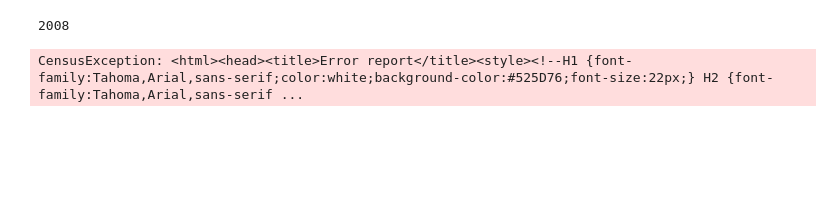
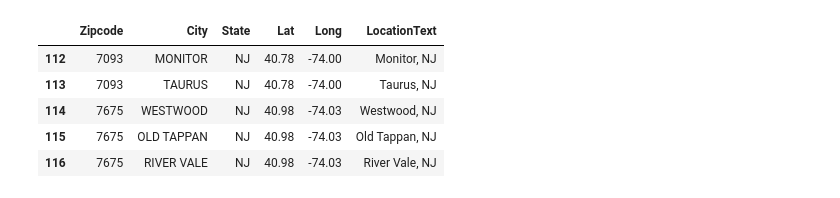
Before and after one commit to paulinatharail/Project_1_Fastest_Growing_Cities, a Jupyter notebook: Census_API.ipynb, the cells around one changed output. Saved outputs shown, nothing was run; the diff lists cells and outputs as text; code cells hidden in the pictures; blank space fills up the shorter version.

```diff
--- a/Census_API.ipynb
+++ b/Census_API.ipynb
@@ -58,27 +53,15 @@ for yr in range(2012,2017,1):
-# %%
-    # Convert to DataFrame
-    census_pd = pd.DataFrame(census_data)
-
-    #rename columns
-    census_pd = census_pd.rename(columns={"B01003_001E": "Population",
-                                      "B01002_001E": "Median Age",
-                                      "B19013_001E": "Household Income",
-                                      "B19301_001E": "Per Capita Income",
-                                      "B17001_002E": "Poverty Count",
-                                      "B25088_002E": "Median Monthly Owner Costs",
-                                      "B25064_001E": "Median Home Rent",
-                                      "NAME": "Name",
-                                      "zip code tabulation area": "Zipcode"})
-
-
-
-    census_pd.head()
-    census_data.to_csv(f"Data/{yr.csv}")
-
-
-
-#pprint(response)
-#census_pd.head()
-# %% [output]
-2008
-CensusException: <html><head><title>Error report</title><style><!--H1 {font-family:Tahoma,Arial,sans-serif;color:white;background-color:#525D76;font-size:22px;} H2 {font-family:Tahoma,Arial,sans-serif ...
+# %%
+#import zip file
+zip_data_df = pd.read_csv("Data/free-zipcode-database.csv")
+#zip_df = zip_data_df [["Zipcode", "City", "State", "Lat", "Long", "LocationText"]]
+#zip_df.head()
+
+zip_df = zip_data_df.loc[zip_data_df["State"]!="PR", ["Zipcode", "City", "State", "Lat", "Long", "LocationText"]]
+zip_df.head()
+# %% [output]
+|  | Zipcode | City | State | Lat | Long | LocationText |
+| 112 | 7093 | MONITOR | NJ | 40.78 | -74.00 | Monitor, NJ |
+| 113 | 7093 | TAURUS | NJ | 40.78 | -74.00 | Taurus, NJ |
+| 114 | 7675 | WESTWOOD | NJ | 40.98 | -74.03 | Westwood, NJ |
+| 115 | 7675 | OLD TAPPAN | NJ | 40.98 | -74.03 | Old Tappan, NJ |
+| 116 | 7675 | RIVER VALE | NJ | 40.98 | -74.03 | River Vale, NJ |
```
Also changed, not shown: parts of 7 cells of this notebook, 1 other file.
